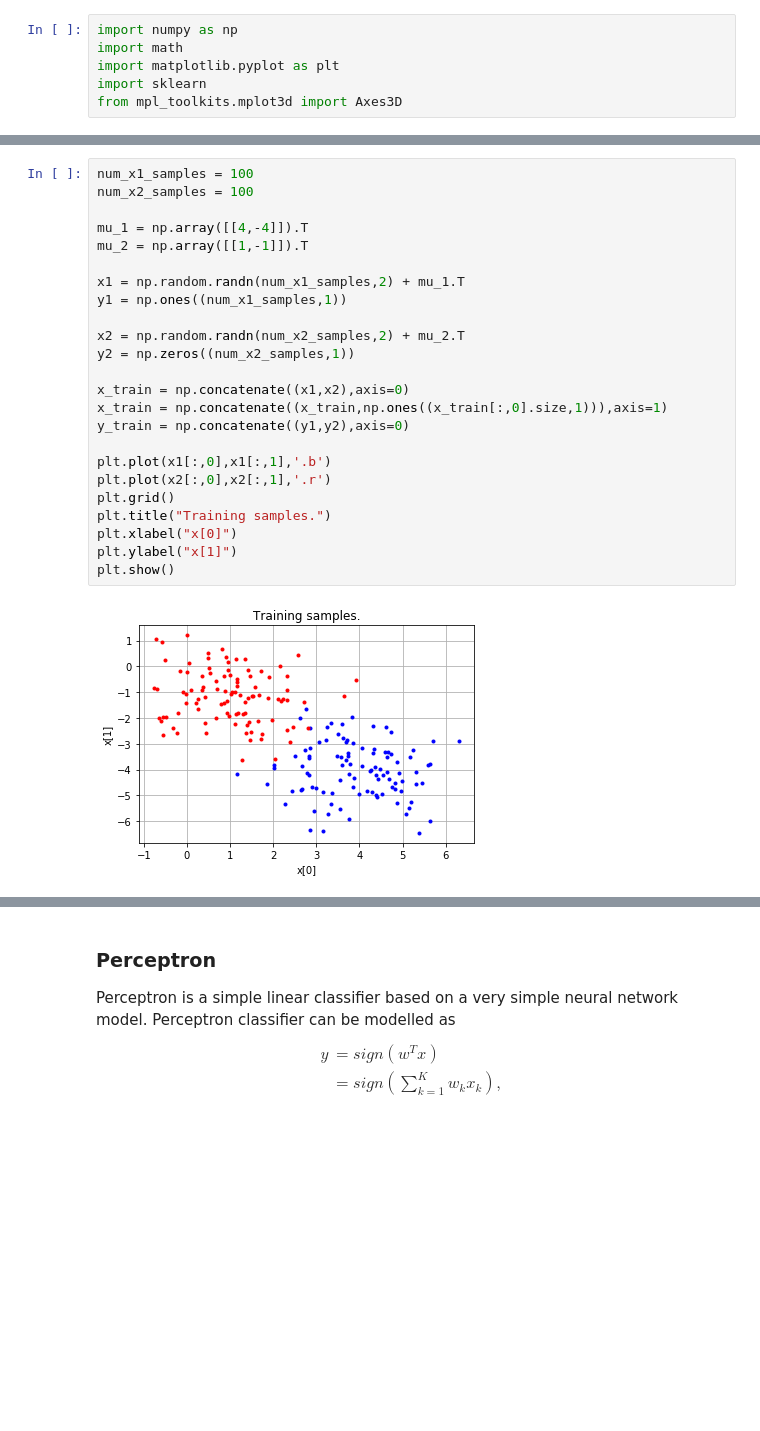
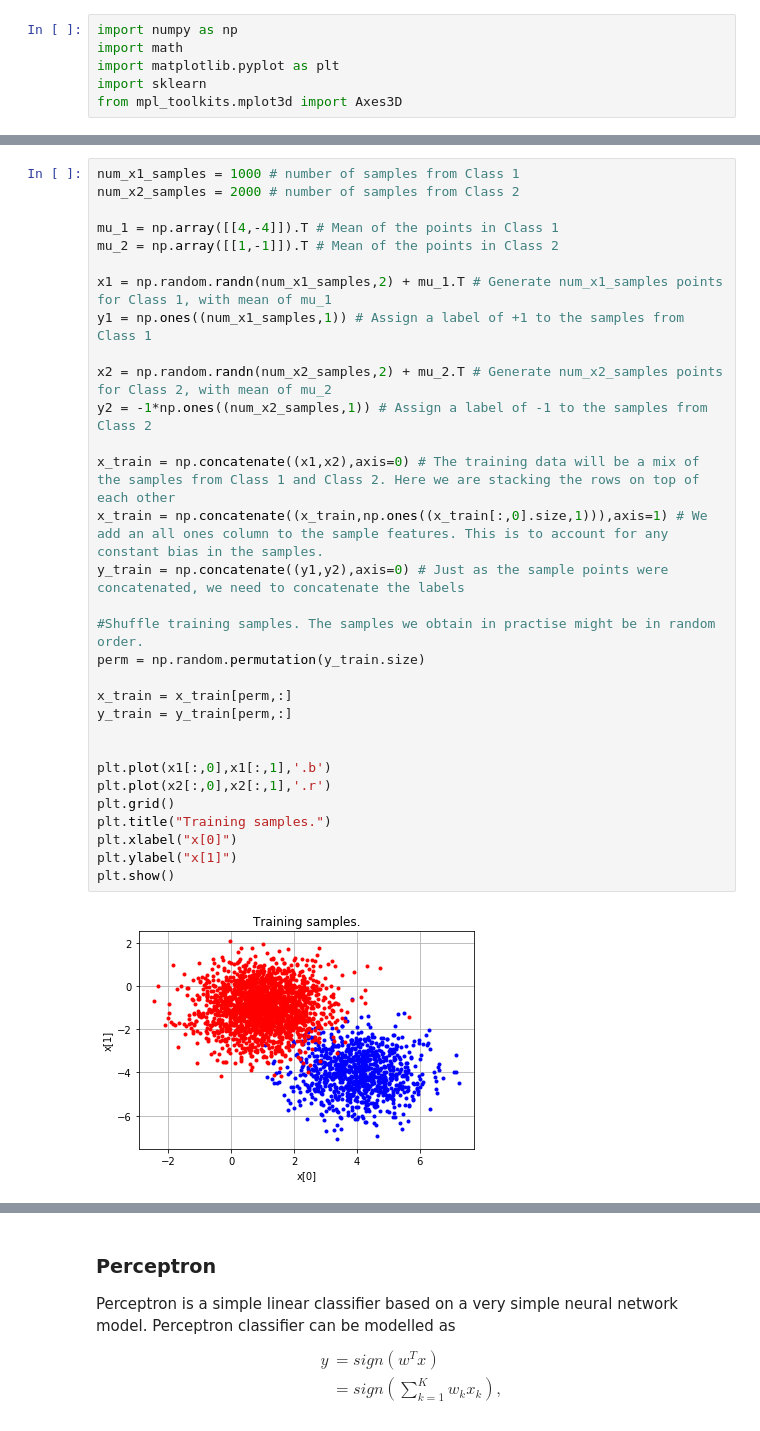
Before and after one commit to nidhin-koshy/Notebooks, a Jupyter notebook: Classification.ipynb, the cells around one changed output, grey strips where cells are left out. Saved outputs shown, nothing was run; the diff lists cells and outputs as text; blank space fills up the shorter version.

```diff
--- a/Classification.ipynb
+++ b/Classification.ipynb
@@ -20,29 +26,36 @@ from mpl_toolkits.mplot3d import Axes3D
 # %%
-num_x1_samples = 100
-num_x2_samples = 100
+num_x1_samples = 1000 # number of samples from Class 1
+num_x2_samples = 2000 # number of samples from Class 2
 
-mu_1 = np.array([[4,-4]]).T
-mu_2 = np.array([[1,-1]]).T
+mu_1 = np.array([[4,-4]]).T # Mean of the points in Class 1
+mu_2 = np.array([[1,-1]]).T # Mean of the points in Class 2
 
-x1 = np.random.randn(num_x1_samples,2) + mu_1.T
-y1 = np.ones((num_x1_samples,1))
+x1 = np.random.randn(num_x1_samples,2) + mu_1.T # Generate num_x1_samples points for Class 1, with mean of mu_1
+y1 = np.ones((num_x1_samples,1)) # Assign a label of +1 to the samples from Class 1
 
-x2 = np.random.randn(num_x2_samples,2) + mu_2.T
-y2 = np.zeros((num_x2_samples,1))
+x2 = np.random.randn(num_x2_samples,2) + mu_2.T # Generate num_x2_samples points for Class 2, with mean of mu_2
+y2 = -1*np.ones((num_x2_samples,1)) # Assign a label of -1 to the samples from Class 2
 
-x_train = np.concatenate((x1,x2),axis=0)
-x_train = np.concatenate((x_train,np.ones((x_train[:,0].size,1))),axis=1)
-y_train = np.concatenate((y1,y2),axis=0)
+x_train = np.concatenate((x1,x2),axis=0) # The training data will be a mix of the samples from Class 1 and Class 2. Here we are stacking the rows on top of each other
+x_train = np.concatenate((x_train,np.ones((x_train[:,0].size,1))),axis=1) # We add an all ones column to the sample features. This is to account for any constant bias in the samples.
+y_train = np.concatenate((y1,y2),axis=0) # Just as the sample points were concatenated, we need to concatenate the labels
+
+#Shuffle training samples. The samples we obtain in practise might be in random order.
+perm = np.random.permutation(y_train.size)
+
+x_train = x_train[perm,:]
+y_train = y_train[perm,:]
+
 
 plt.plot(x1[:,0],x1[:,1],'.b')
 plt.plot(x2[:,0],x2[:,1],'.r')
 plt.grid()
 plt.title("Training samples.")
 plt.xlabel("x[0]")
 plt.ylabel("x[1]")
 plt.show()
 # %% [output]
-[figure, old version]
+[figure, new version]
 # %% [markdown]
 ### Linear Classifiers
 
```
Also changed, not shown: parts of 28 cells of this notebook.
